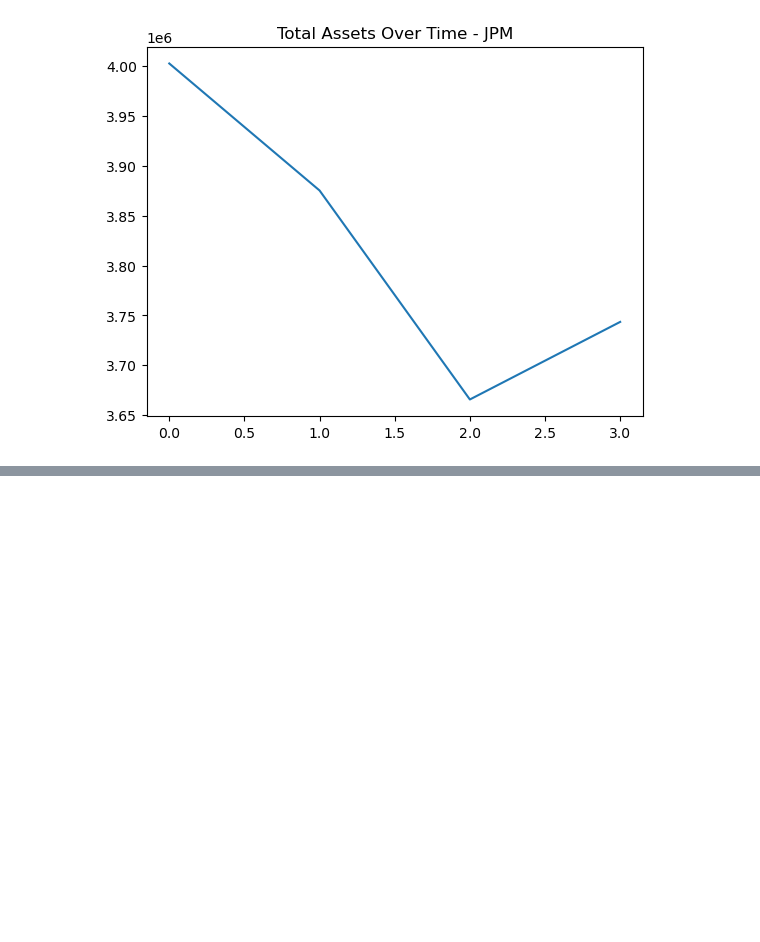
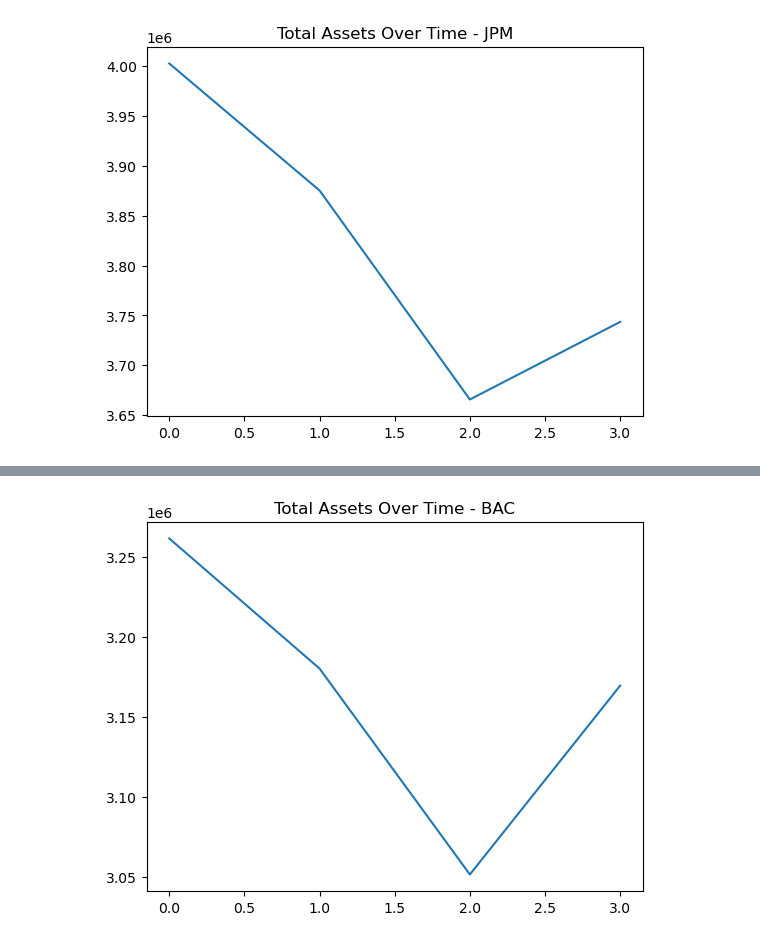
Before and after one commit to Yvonneamg/financial-health-analysis, a Jupyter notebook: notebooks/04_visualization.ipynb, the cells around one changed output, grey strips where cells are left out. Cells and saved outputs as stored; diff of their text form; code cells hidden in the pictures; blank space fills up the shorter version.

```diff
--- a/notebooks/04_visualization.ipynb
+++ b/notebooks/04_visualization.ipynb
@@ -11,0 +29,8 @@ plt.show()
+# %%
+df4 = pd.read_csv("../data/processed/BAC_balance_sheet_clean.csv")
+df4["Total Assets"].plot()
+plt.title("Total Assets Over Time - BAC")
+plt.savefig("../outputs/figures/bac_assets_trend.png")
+plt.show()
+# %% [output]
+[figure, added]
```
Also changed, not shown: parts of 3 cells of this notebook, 1 other file.
